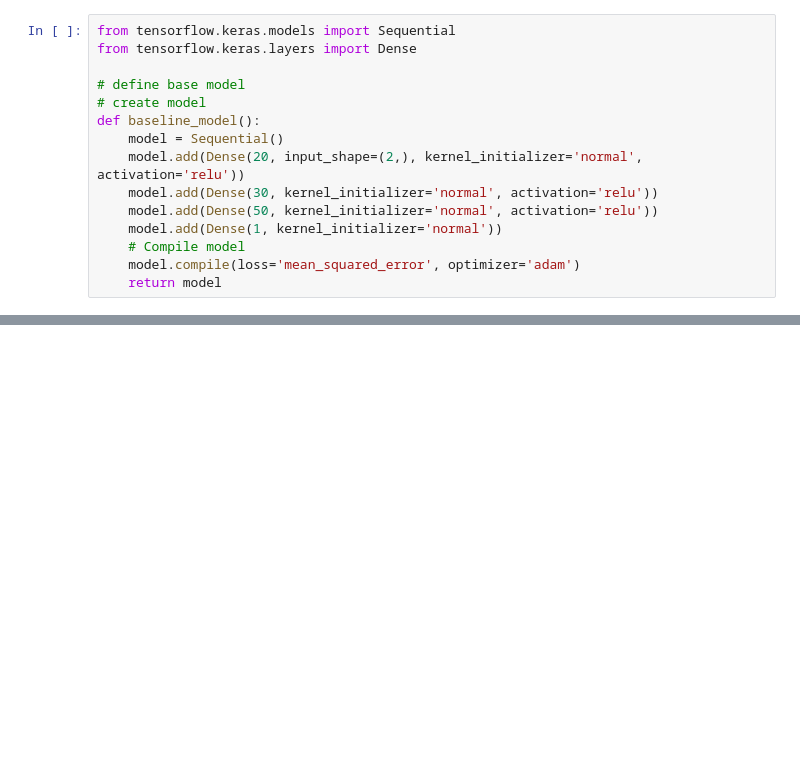
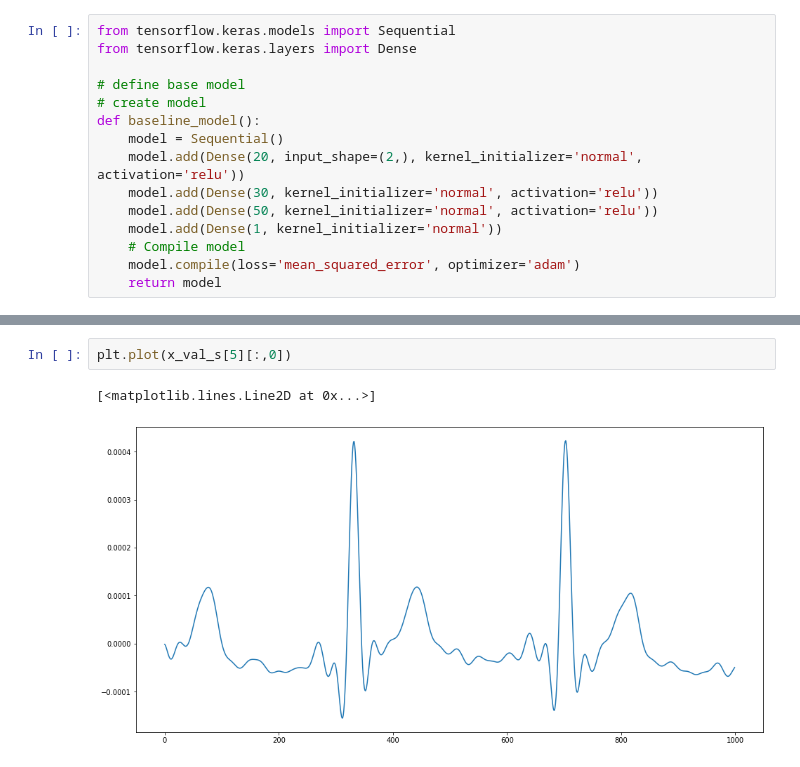
Before and after one commit to Double-Bonus/BP-estimation, a Jupyter notebook: blood-estimation.ipynb, the cells around one changed output, grey strips where cells are left out. Drawn from its saved outputs; the diff is of its cells as text; blank space fills up the shorter version.

```diff
--- a/blood-estimation.ipynb
+++ b/blood-estimation.ipynb
@@ -471,0 +550,5 @@ Baseline: -183.22 (45.32) MSE
+# %%
+plt.plot(x_val_s[5][:,0])
+# %% [output]
+[<matplotlib.lines.Line2D at 0x...>]
+[figure, added]
```
Also changed, not shown: parts of 38 cells of this notebook.
